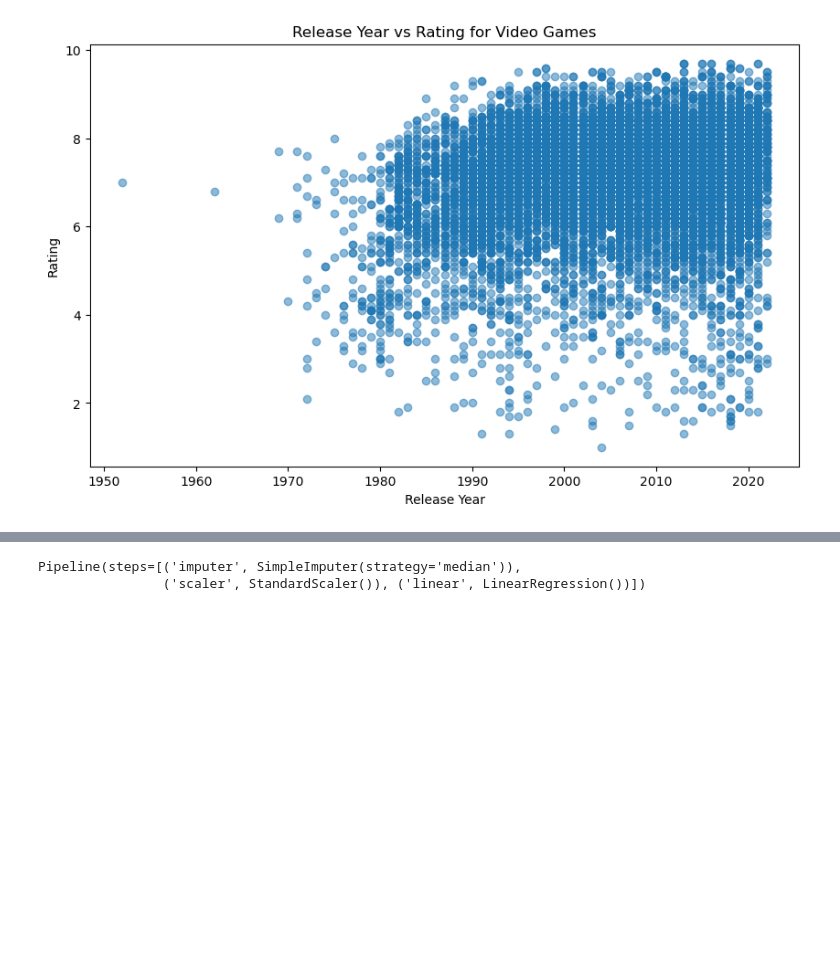
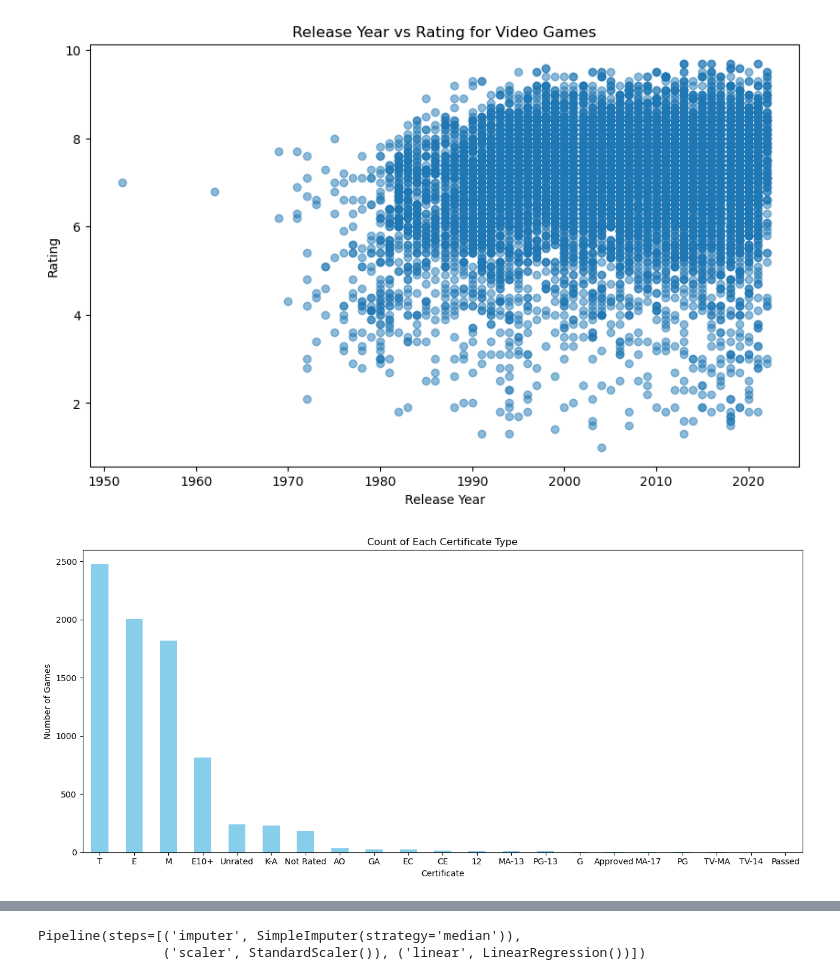
Before and after one commit to anthonyHigareda/videoGameRatings, a Jupyter notebook: test_notebook.ipynb, the cells around one changed output, grey strips where cells are left out. Saved outputs shown, nothing was run; the diff lists cells and outputs as text; code cells hidden in the pictures; blank space fills up the shorter version.

```diff
--- a/test_notebook.ipynb
+++ b/test_notebook.ipynb
@@ -91,3 +92,14 @@ plt.title("Release Year vs Rating for Video Games")
 plt.show()
 # %% [output]
 [figure]
+# %%
+plt.figure(figsize=(13,6))
+df['certificate'].value_counts().plot(kind="bar", color="skyblue")
+plt.title("Count of Each Certificate Type")
+plt.ylabel("Number of Games")
+plt.xlabel("Certificate")
+plt.xticks(rotation=0)
+plt.tight_layout()
+plt.show()
+# %% [output]
+[figure, added]
```
Also changed, not shown: parts of 6 cells of this notebook.
